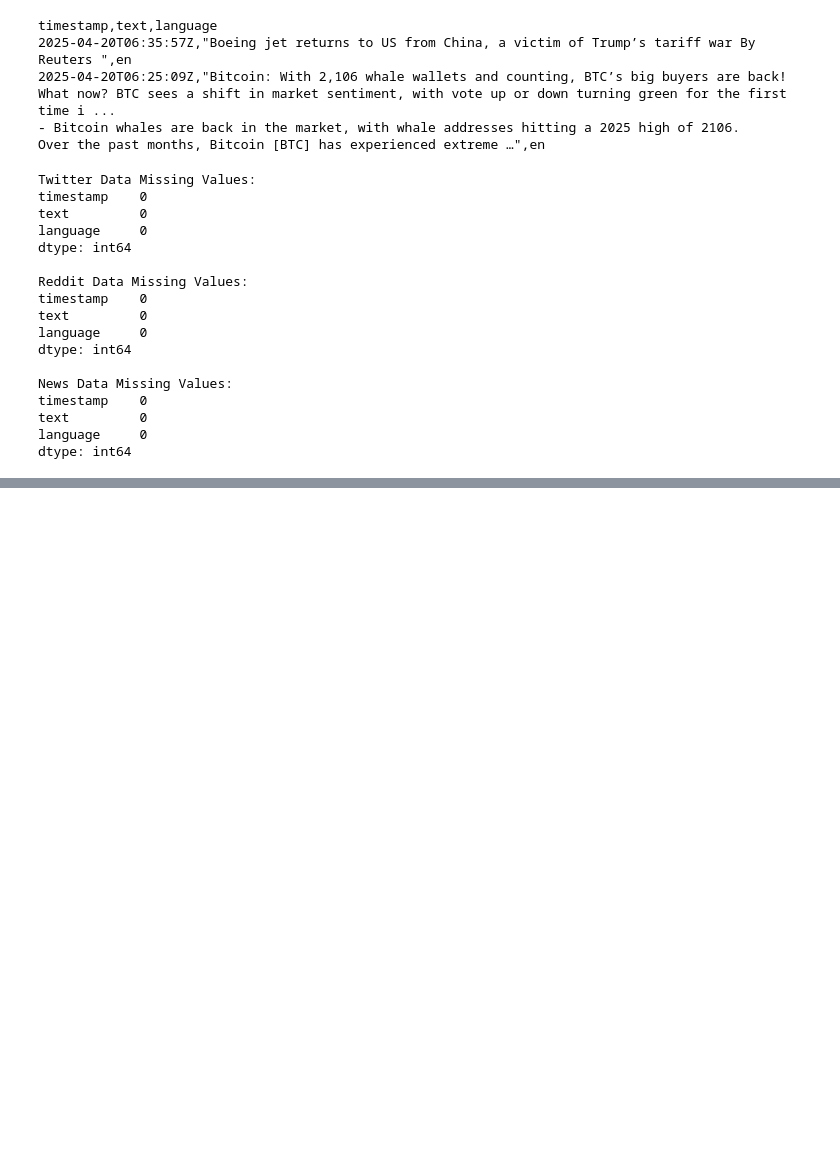
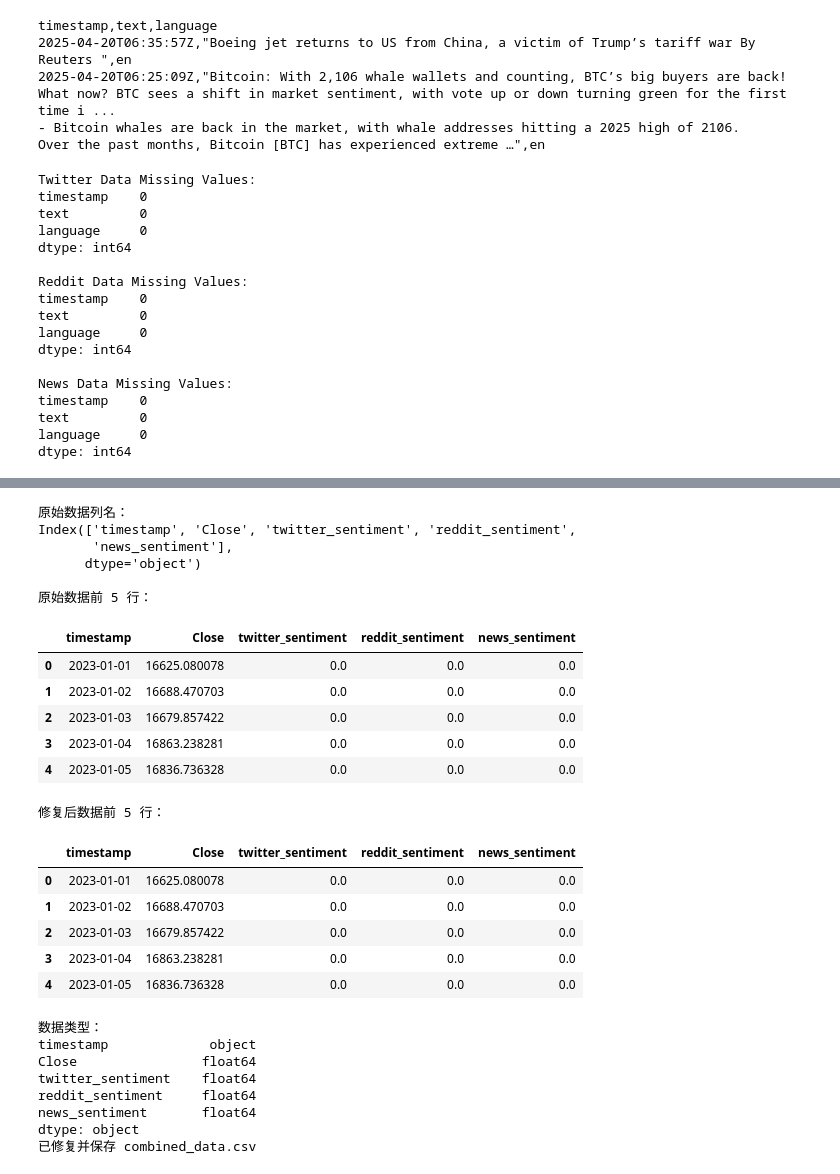
Before and after one commit to gaoyue49/bitcoin_price_prediction_2023106041_YUE-GAO, a Jupyter notebook: notebooks/collect_data.ipynb, the cells around one changed output, grey strips where cells are left out. Cells and saved outputs as stored; diff of their text form; code cells hidden in the pictures; blank space fills up the shorter version.

```diff
--- a/notebooks/collect_data.ipynb
+++ b/notebooks/collect_data.ipynb
@@ -512,0 +683,57 @@ display(results.head())
+# %%
+import pandas as pd
+
+# 读取数据
+combined_data = pd.read_csv("../data/combined_data.csv")
+
+# 显示原始数据
+print("原始数据列名：")
+print(combined_data.columns)
+print("\n原始数据前 5 行：")
+display(combined_data.head())
+
+# 移除 Close 列中的非数值行
+combined_data = combined_data[pd.to_numeric(combined_data["Close"], errors='coerce').notna()]
+
+# 确保 Close 列是数值类型
+combined_data["Close"] = combined_data["Close"].astype(float)
+
+# 显示修复后的数据
+print("\n修复后数据前 5 行：")
+display(combined_data.head())
+
+# 检查数据类型
+print("\n数据类型：")
+print(combined_data.dtypes)
+
+# 保存修复后的数据（确保覆盖旧文件）
+combined_data.to_csv("../data/combined_data.csv", index=False)
+print("已修复并保存 combined_data.csv")
+# %% [output]
+原始数据列名：
+Index(['timestamp', 'Close', 'twitter_sentiment', 'reddit_sentiment',
+       'news_sentiment'],
+      dtype='object')
+
+原始数据前 5 行：
+|  | timestamp | Close | twitter_sentiment | reddit_sentiment | news_sentiment |
+| 0 | 2023-01-01 | 16625.080078 | 0.0 | 0.0 | 0.0 |
+| 1 | 2023-01-02 | 16688.470703 | 0.0 | 0.0 | 0.0 |
+| 2 | 2023-01-03 | 16679.857422 | 0.0 | 0.0 | 0.0 |
+| 3 | 2023-01-04 | 16863.238281 | 0.0 | 0.0 | 0.0 |
+| 4 | 2023-01-05 | 16836.736328 | 0.0 | 0.0 | 0.0 |
+修复后数据前 5 行：
+|  | timestamp | Close | twitter_sentiment | reddit_sentiment | news_sentiment |
+| 0 | 2023-01-01 | 16625.080078 | 0.0 | 0.0 | 0.0 |
+| 1 | 2023-01-02 | 16688.470703 | 0.0 | 0.0 | 0.0 |
+| 2 | 2023-01-03 | 16679.857422 | 0.0 | 0.0 | 0.0 |
+| 3 | 2023-01-04 | 16863.238281 | 0.0 | 0.0 | 0.0 |
+| 4 | 2023-01-05 | 16836.736328 | 0.0 | 0.0 | 0.0 |
+数据类型：
+timestamp             object
+Close                float64
+twitter_sentiment    float64
+reddit_sentiment     float64
+news_sentiment       float64
+dtype: object
+已修复并保存 combined_data.csv
```
Also changed, not shown: parts of 36 cells of this notebook, 2 other files.
